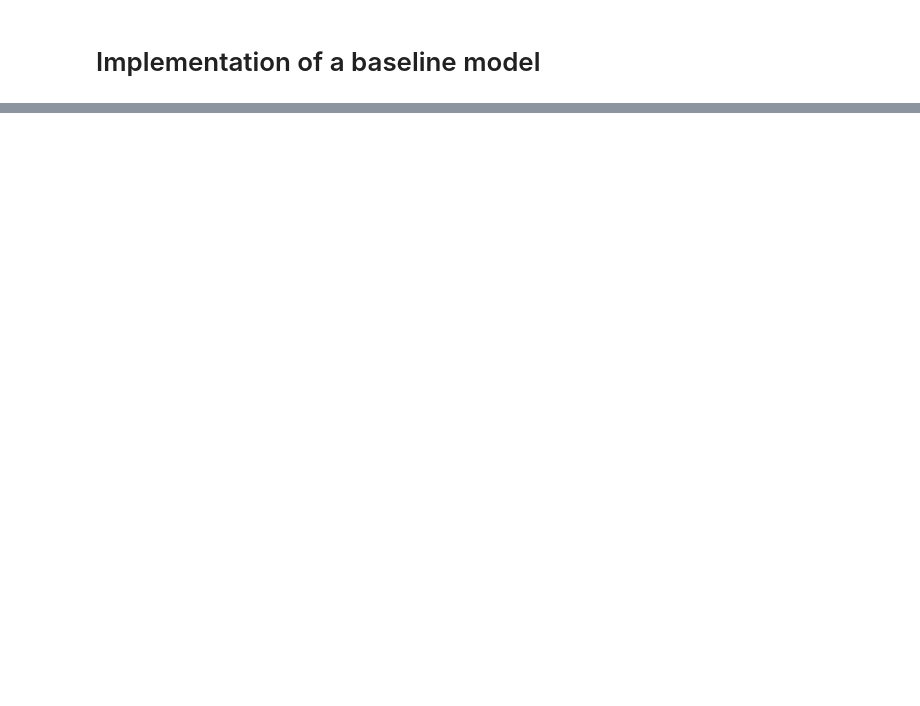
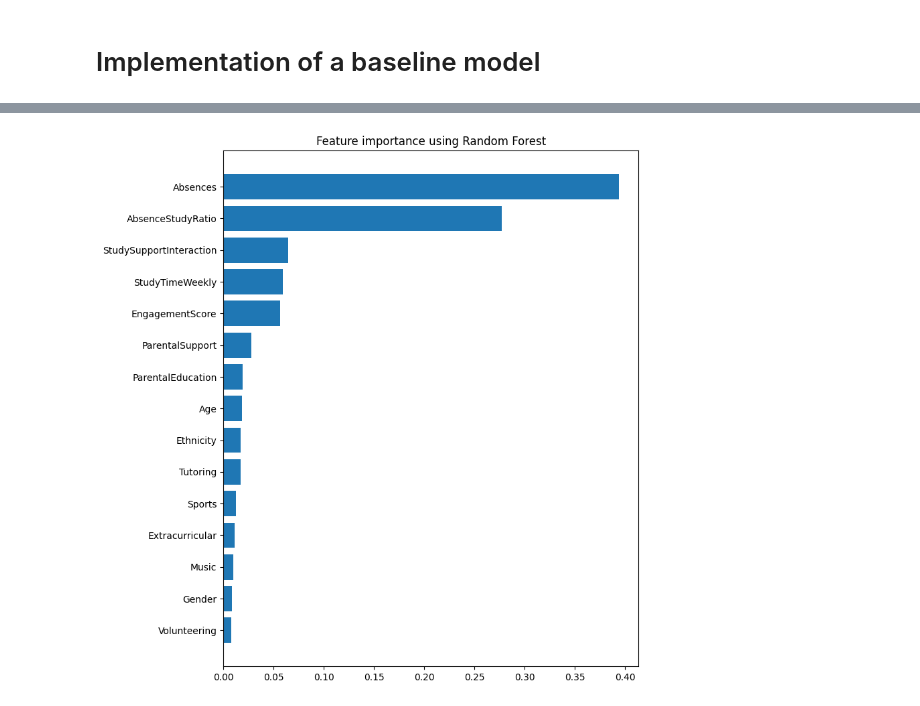
Before and after one commit to lilian95520/ML-Predicting-high-school-student-performance, a Jupyter notebook: Projet_ML_version2.ipynb, the cells around one changed output, grey strips where cells are left out. Drawn from its saved outputs; the diff is of its cells as text; code cells hidden in the pictures; blank space fills up the shorter version.

```diff
--- a/Projet_ML_version2.ipynb
+++ b/Projet_ML_version2.ipynb
@@ -583,2 +579,0 @@ df["StudySupportInteraction"] = df["StudyTimeWeekly"] * df["ParentalSupport"]
-# %%
-df["SupportScore"] = df["ParentalSupport"] + df["Tutoring"]
@@ -585,8 +591,7 @@ df["SupportScore"] = df["ParentalSupport"] + df["Tutoring"]
 # %%
-df["EngagementScore"] = (
+df["EngagementScore"]=(
     df["StudyTimeWeekly"]
-    + df["Extracurricular"]
-    + df["Sports"]
-    + df["Music"]
-    + df["Volunteering"]
-)
+    +df["Extracurricular"]
+    +df["Sports"]
+    +df["Music"]
+    +df["Volunteering"])
@@ -663,0 +633,26 @@ Successfully installed mord-0.7
+# %%
+#separate X and y
+#we also drop GPA because GradeClass is made from GPA
+X=df.drop(columns=["GPA","GradeClass"])
+y=df["GradeClass"]
+
+#train-test split
+from sklearn.model_selection import train_test_split
+X_train,X_test,y_train,y_test=train_test_split(X,y,test_size=0.2,random_state=42)
+
+#Random Forest model
+from sklearn.ensemble import RandomForestClassifier
+rf = RandomForestClassifier(random_state=42)
+rf.fit(X_train,y_train)
+
+#importance of variables
+importances=rf.feature_importances_
+features=X.columns
+
+#we put it in a dataframe
+features_importance=pd.DataFrame({
+    "Feature": features,
+    "Importance": importances
+}).sort_values(by="Importance",ascending=False)
+
+features_importance
@@ -663,0 +676,8 @@ Successfully installed mord-0.7
+# %%
+plt.figure(figsize=(8,10))
+plt.barh(features_importance["Feature"], features_importance["Importance"])
+plt.gca().invert_yaxis()
+plt.title("Feature importance using Random Forest")
+plt.show()
+# %% [output]
+[figure, added]
```
Also changed, not shown: parts of 38 cells of this notebook.
